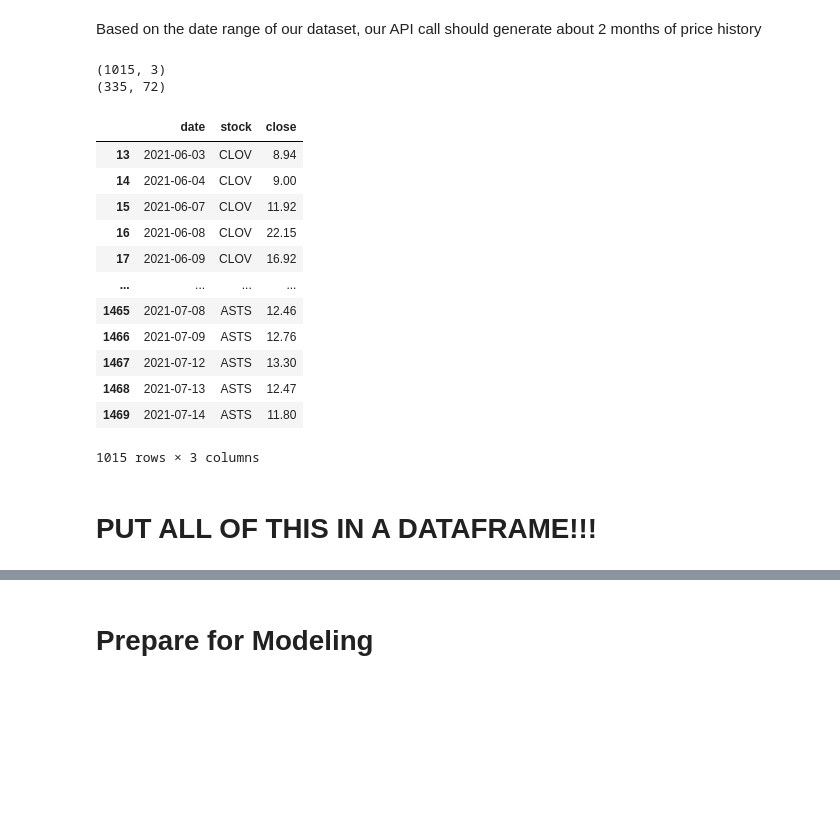
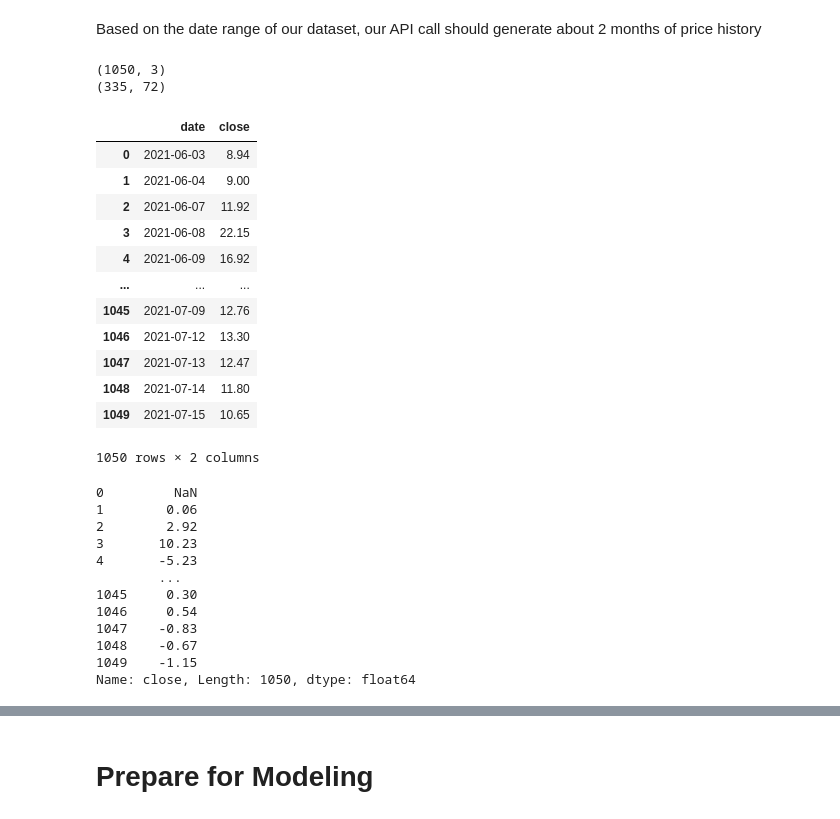
Before and after one commit to mdominguez2010/wsb-sentiment-analysis, a Jupyter notebook: model.ipynb, the cells around one changed output, grey strips where cells are left out. Drawn from its saved outputs; the diff is of its cells as text; code cells hidden in the pictures; blank space fills up the shorter version.

```diff
--- a/model.ipynb
+++ b/model.ipynb
@@ -262,28 +262,43 @@ for stock in list(data['stock'].unique()):
 # Filter out dates to match those of the 'data' dataframe
 filter_ = (price_data['date'] >= data['date'].min().date()) & (price_data['date'] <= data['date'].max().date())
 price_data = price_data[filter_]
+price_data.reset_index(inplace=True)
+price_data.drop('index', axis=1, inplace=True)
 # %%
 print(price_data.shape)
 print(data.shape)
 # %% [output]
-(1015, 3)
+(1050, 3)
 (335, 72)
 # %%
-price_data
+price_data[['date', 'close']]
 # %% [output]
-|  | date | stock | close |
-| 13 | 2021-06-03 | CLOV | 8.94 |
-| 14 | 2021-06-04 | CLOV | 9.00 |
-| 15 | 2021-06-07 | CLOV | 11.92 |
-| 16 | 2021-06-08 | CLOV | 22.15 |
-| 17 | 2021-06-09 | CLOV | 16.92 |
-| ... | ... | ... | ... |
-| 1465 | 2021-07-08 | ASTS | 12.46 |
-| 1466 | 2021-07-09 | ASTS | 12.76 |
-| 1467 | 2021-07-12 | ASTS | 13.30 |
-| 1468 | 2021-07-13 | ASTS | 12.47 |
-| 1469 | 2021-07-14 | ASTS | 11.80 |
+|  | date | close |
+| 0 | 2021-06-03 | 8.94 |
+| 1 | 2021-06-04 | 9.00 |
+| 2 | 2021-06-07 | 11.92 |
+| 3 | 2021-06-08 | 22.15 |
+| 4 | 2021-06-09 | 16.92 |
+| ... | ... | ... |
+| 1045 | 2021-07-09 | 12.76 |
+| 1046 | 2021-07-12 | 13.30 |
+| 1047 | 2021-07-13 | 12.47 |
+| 1048 | 2021-07-14 | 11.80 |
+| 1049 | 2021-07-15 | 10.65 |
-1015 rows × 3 columns
+1050 rows × 2 columns
-# %% [markdown]
-# PUT ALL OF THIS IN A DATAFRAME!!!
+# %%
+price_data['close'].diff(periods=1)
+# %% [output]
+0         NaN
+1        0.06
+2        2.92
+3       10.23
+4       -5.23
+        ...
+1045     0.30
+1046     0.54
+1047    -0.83
+1048    -0.67
+1049    -1.15
+Name: close, Length: 1050, dtype: float64
 # %%
```
Also changed, not shown: parts of 1 cell of this notebook, 1 other file.
